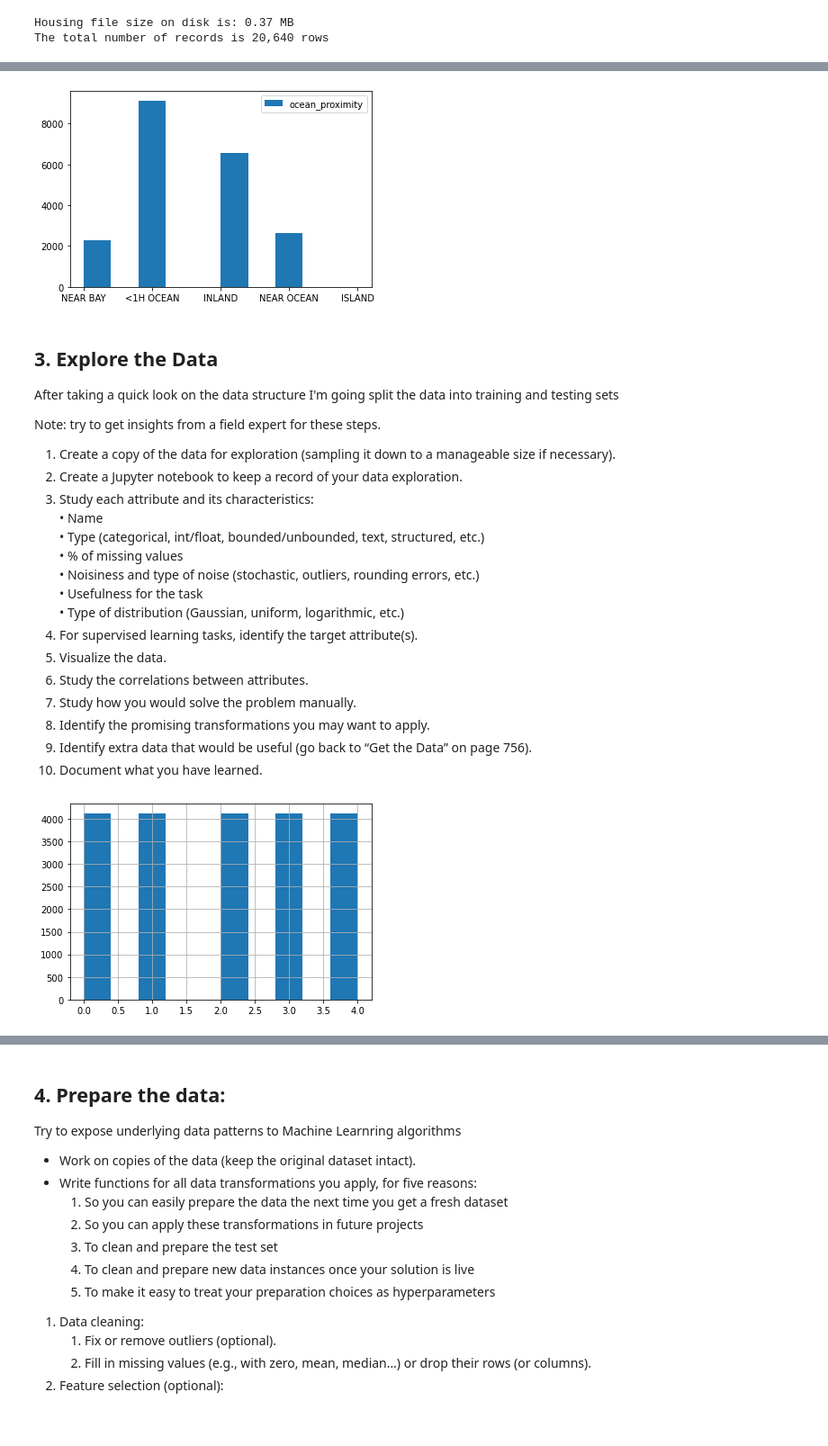
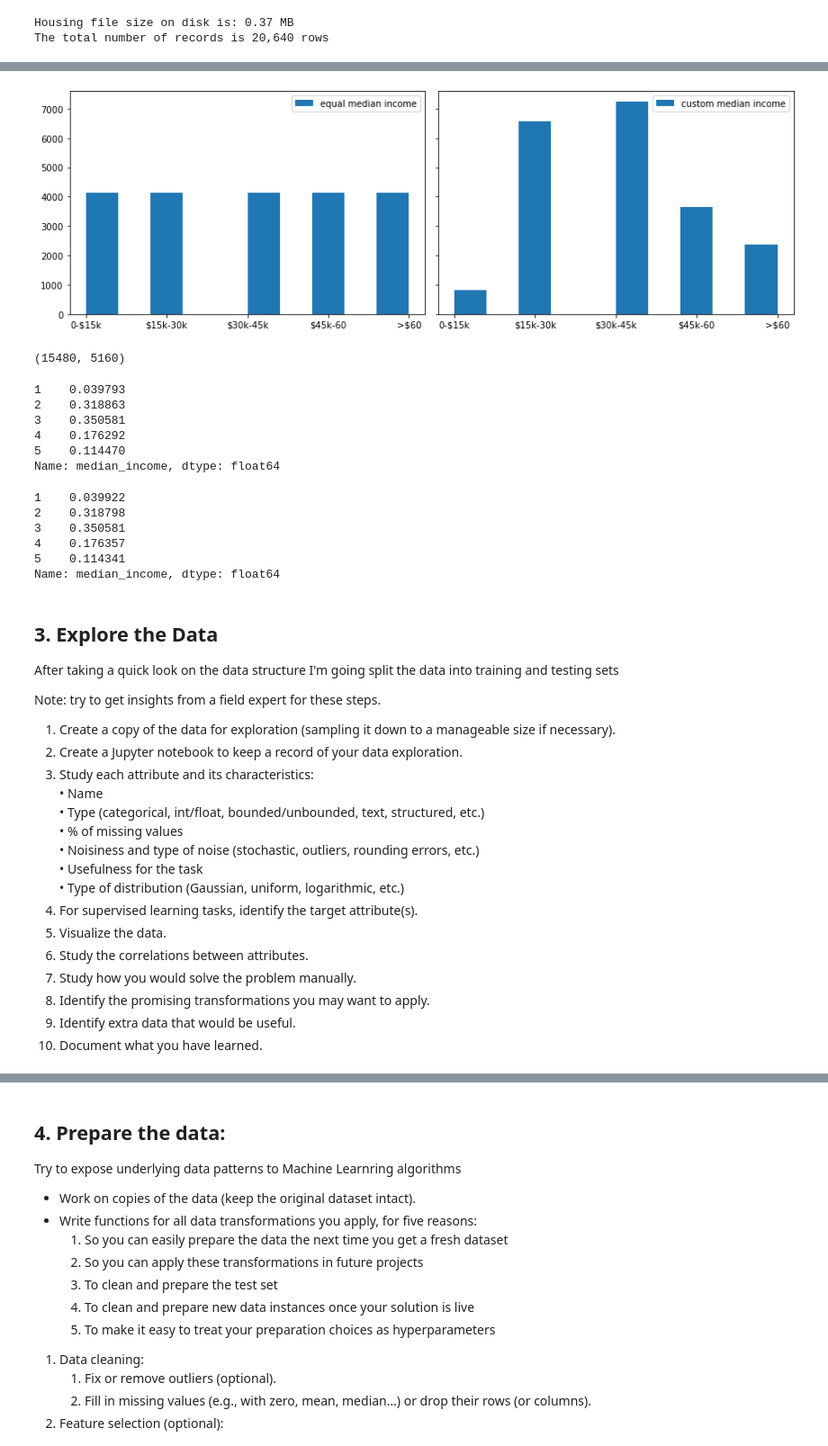
Before and after one commit to ayjabri/AI, a Jupyter notebook: Machine Learning/Regression/CalHousing.ipynb, the cells around one changed output, grey strips where cells are left out. Shown: that part at 90% size. Cells and saved outputs as stored; diff of their text form; code cells hidden in the pictures; blank space fills up the shorter version.

```diff
--- a/Machine Learning/Regression/CalHousing.ipynb
+++ b/Machine Learning/Regression/CalHousing.ipynb
@@ -88,8 +89,8 @@ I've written a small function in `lib\utils.py` to retrive the zipped file from
 # %%
 # Parquet files have much smaller size than csv
 filename = 'housing.parquet'
-df = pd.read_parquet(filename)
-df.head()
+data = pd.read_parquet(filename)
+data.head()
 # %% [output]
 |  | longitude | latitude | housing_median_age | total_rooms | total_bedrooms | population | households | ... |
 | 0 | -122.230003 | 37.880001 | 41.0 | 880.0 | 129.0 | 322.0 | 126.0 | ... |
@@ -173,4 +161,31 @@ array([<AxesSubplot:ylabel='Frequency'>], dtype=object)
-# %%
-df_eq.ocean_proximity.hist(grid=False, legend=True);
-# %% [output]
-[figure, removed]
+# %%
+# Stratified sampling ensures the split retinas the distribution across a selected category
+# Add a meaningfull categories from median_income. This is common in real-life
+# where people are categorized based on their income into groupe ($0-15k, $15K -30K..etc)
+
+inf = float('inf')
+labels = [1,2,3,4,5]
+
+# Custom function that discretize a variable into equal-sized buckets
+# Similarly you can use `qcut` from pandas, which yeilds same results
+# df_eq = lib.gen_equal_length_cat_col(df, 'median_income', 5)
+med_income_cat_eq = pd.qcut(data.median_income, q=5, labels=labels)
+
+# Alternatively we can discritize median income into custom buckets that makes economic sense
+bins = [0.,1.5,3.,4.5,6.,inf] #1.5 represents an income of $15k/year
+
+med_income_cat_custom = pd.cut(data['median_income'], bins=bins, labels=labels)
+
+##Plot the two different discritization methods
+fig, (ax1,ax2) = plt.subplots(1,2,sharey=True, figsize=(12,4))
+ax1.hist(med_income_cat_eq, label='equal median income')
+ax2.hist(med_income_cat_custom, label='custom median income')
+ax1.set_xticks([1,2,3,4,5])
+ax1.set_xticklabels(['0-$15k','$15k-30k','$30k-45k','$45k-60','>$60'])
+ax2.set_xticks([1,2,3,4,5])
+ax2.set_xticklabels(['0-$15k','$15k-30k','$30k-45k','$45k-60','>$60'])
+ax1.legend()
+ax2.legend()
+plt.tight_layout()
+# %% [output]
+[figure, added]
@@ -177,3 +204,27 @@ df_eq.ocean_proximity.hist(grid=False, legend=True);
+# %%
+len(df), len(test_set)
+# %% [output]
+(15480, 5160)
+# %%
+# check the value count of median income categories in training set
+(med_income_cat_custom.iloc[train_idx].value_counts()/len(train_idx)).sort_index()
+# %% [output]
+1    0.039793
+2    0.318863
+3    0.350581
+4    0.176292
+5    0.114470
+Name: median_income, dtype: float64
+# %%
+# check the value count of median income categories in test set
+(med_income_cat_custom.iloc[test_idx].value_counts()/len(test_idx)).sort_index()
+# %% [output]
+1    0.039922
+2    0.318798
+3    0.350581
+4    0.176357
+5    0.114341
+Name: median_income, dtype: float64
 # %% [markdown]
 ## 3. Explore the Data
 After taking a quick look on the data structure I'm going split the data into training and testing sets
@@ -194,10 +245,5 @@ if necessary).
 6. Study the correlations between attributes.
 7. Study how you would solve the problem manually.
 8. Identify the promising transformations you may want to apply.
-9. Identify extra data that would be useful (go back to “Get the Data” on page 756).
+9. Identify extra data that would be useful.
 10. Document what you have learned.
-# %%
-df = lib.gen_equal_length_cat_col(df, 'median_income', 5)
-df['median_income_cat'].hist();
-# %% [output]
-[figure, removed]
```
Also changed, not shown: parts of 9 cells of this notebook, 5 other files.
